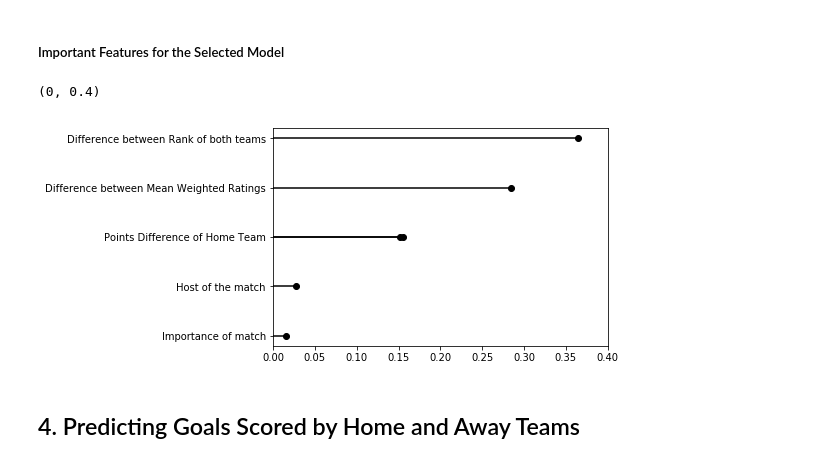
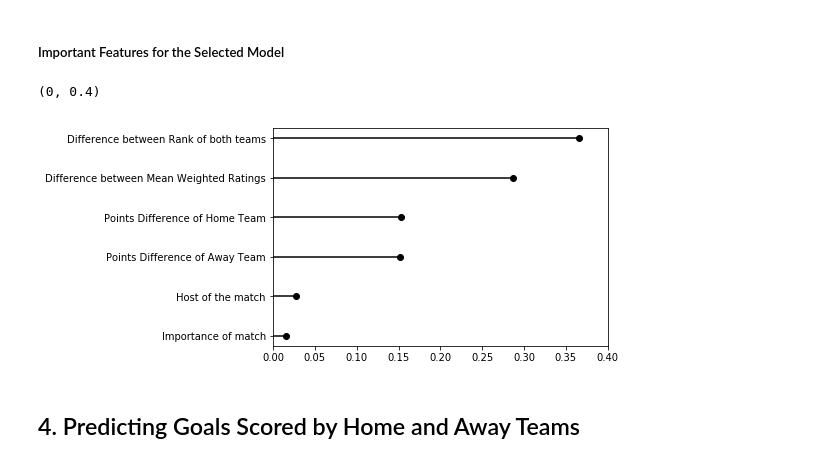
Before and after one commit to pranjulparnami/Copa-America-2019-Prediction, a Jupyter notebook: Copa America 2019 Prediction.ipynb, the cells around one changed output. Drawn from its saved outputs; the diff is of its cells as text; code cells hidden in the pictures.

```diff
--- a/Copa America 2019 Prediction.ipynb
+++ b/Copa America 2019 Prediction.ipynb
@@ -317,16 +319,16 @@ cm.T
 ##### Important Features for the Selected Model
 # %%
 impFeatures = pd.DataFrame()
-impFeatures['Feature'] = ['Host of the match', 'Importance of match', 'Points Difference of Home Team', 'Points Difference of Home Team', 'Difference between Rank of both teams', 'Difference between Mean Weighted Ratings']
+impFeatures['Feature'] = ['Host of the match', 'Importance of match', 'Points Difference of Home Team', 'Points Difference of Away Team', 'Difference between Rank of both teams', 'Difference between Mean Weighted Ratings']
 impFeatures['Feature Importance'] = rf_class.feature_importances_
 impFeatures.sort_values(by=['Feature Importance'], ascending=True, inplace=True)
 fig, ax = plt.subplots(figsize=(6,4))
 ax.hlines(impFeatures['Feature'], xmin=0, xmax=impFeatures['Feature Importance'])
 ax.plot(impFeatures['Feature Importance'],impFeatures['Feature'],"o",color='black')
 ax.set_xlim(0,0.4)
 # %% [output]
 (0, 0.4)
-[figure, old version]
+[figure, new version]
 # %% [markdown]
 ## 4. Predicting Goals Scored by Home and Away Teams
 # %% [markdown]
```
Also changed, not shown: parts of 9 cells of this notebook.
